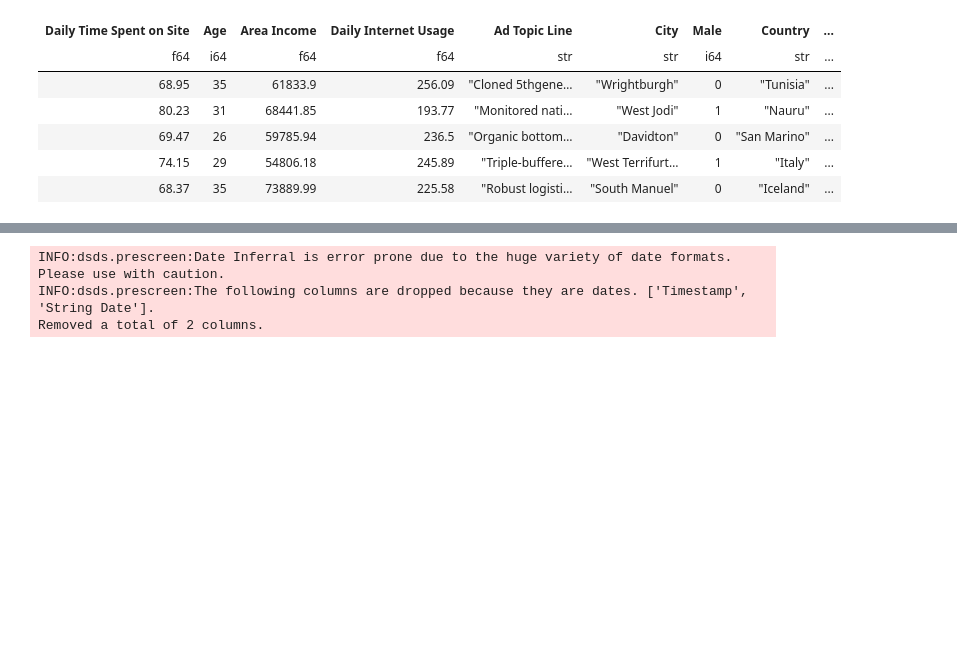
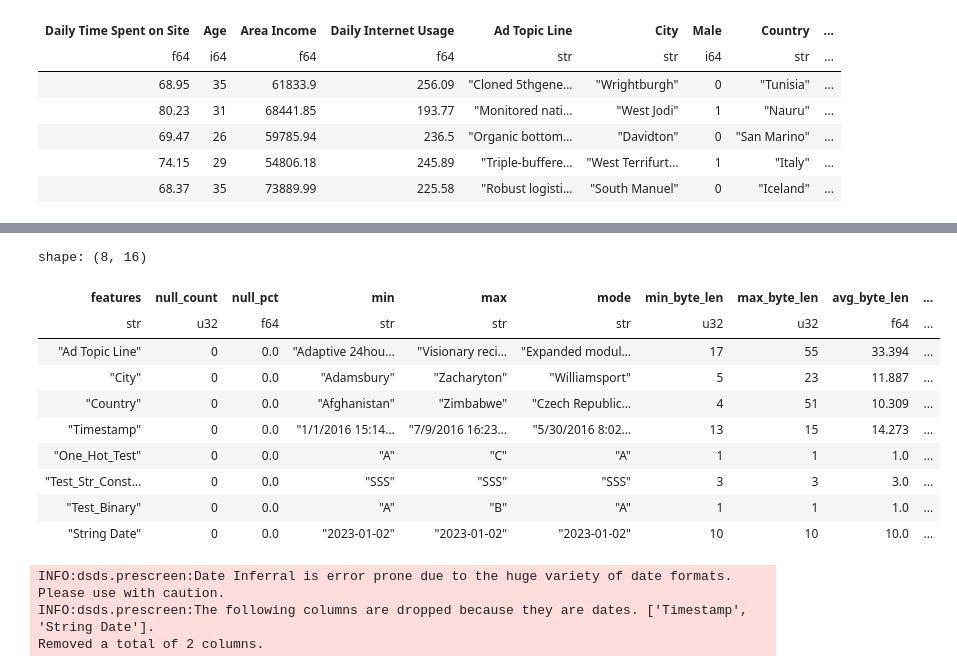
Before and after one commit to abstractqqq/dsds, a Jupyter notebook: examples/general_examples.ipynb, the cells around one changed output, grey strips where cells are left out. Cells and saved outputs as stored; diff of their text form; code cells hidden in the pictures; blank space fills up the shorter version.

Commit message:
updated some examples. added a string desc in prescreen

```diff
--- a/examples/general_examples.ipynb
+++ b/examples/general_examples.ipynb
@@ -55,6 +55,20 @@ shape: (19, 17)
 | "Test_BadColumn… | 1 | 1000.0 | 481.0 | 0.481 | 2 | 0.002 | 0.0 | 0.0 | "0.0" | "0.0" | ... |
 | "Test_Binary" | 1 | 1000.0 | 0.0 | 0.0 | 2 | 0.002 | null | null | "A" | "B" | ... |
 | "String Date" | 0 | 1000.0 | 0.0 | 0.0 | 1 | 0.001 | null | null | "2023-01-02" | "2023-01-02" | ... |
+# %%
+describe_str(df, words_to_count=["A", "Visionary"])
+# %% [output]
+shape: (8, 16)
+| features | null_count | null_pct | min | max | mode | min_byte_len | max_byte_len | avg_byte_len | ... |
+| str | u32 | f64 | str | str | str | u32 | u32 | f64 | ... |
+| "Ad Topic Line" | 0 | 0.0 | "Adaptive 24hou… | "Visionary reci… | "Expanded modul… | 17 | 55 | 33.394 | ... |
+| "City" | 0 | 0.0 | "Adamsbury" | "Zacharyton" | "Williamsport" | 5 | 23 | 11.887 | ... |
+| "Country" | 0 | 0.0 | "Afghanistan" | "Zimbabwe" | "Czech Republic… | 4 | 51 | 10.309 | ... |
+| "Timestamp" | 0 | 0.0 | "1/1/2016 15:14… | "7/9/2016 16:23… | "5/30/2016 8:02… | 13 | 15 | 14.273 | ... |
+| "One_Hot_Test" | 0 | 0.0 | "A" | "C" | "A" | 1 | 1 | 1.0 | ... |
+| "Test_Str_Const… | 0 | 0.0 | "SSS" | "SSS" | "SSS" | 3 | 3 | 3.0 | ... |
+| "Test_Binary" | 0 | 0.0 | "A" | "B" | "A" | 1 | 1 | 1.0 | ... |
+| "String Date" | 0 | 0.0 | "2023-01-02" | "2023-01-02" | "2023-01-02" | 10 | 10 | 10.0 | ... |
 # %%
 df = date_removal(df)
 # %% [output]
```
Also changed, not shown: parts of 6 cells of this notebook, 4 other files.
